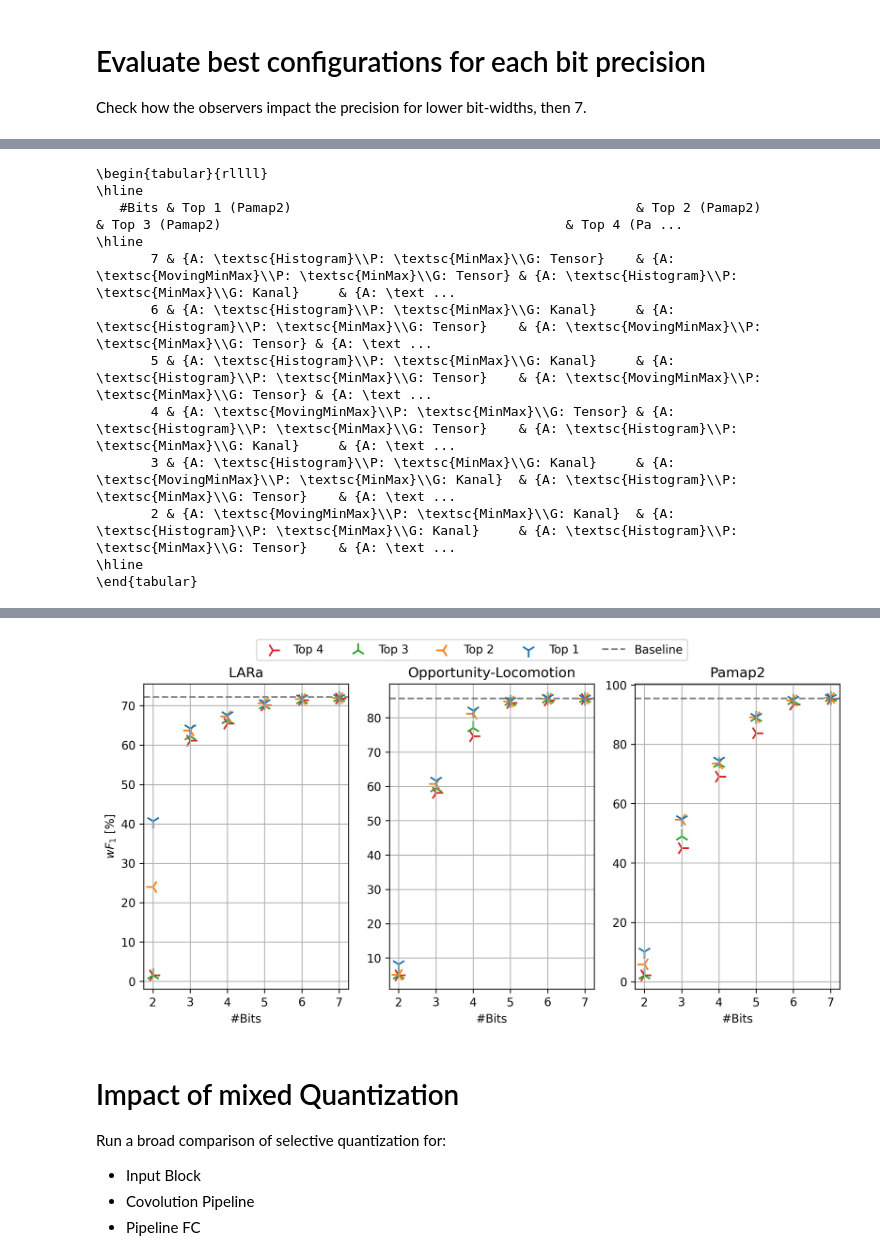
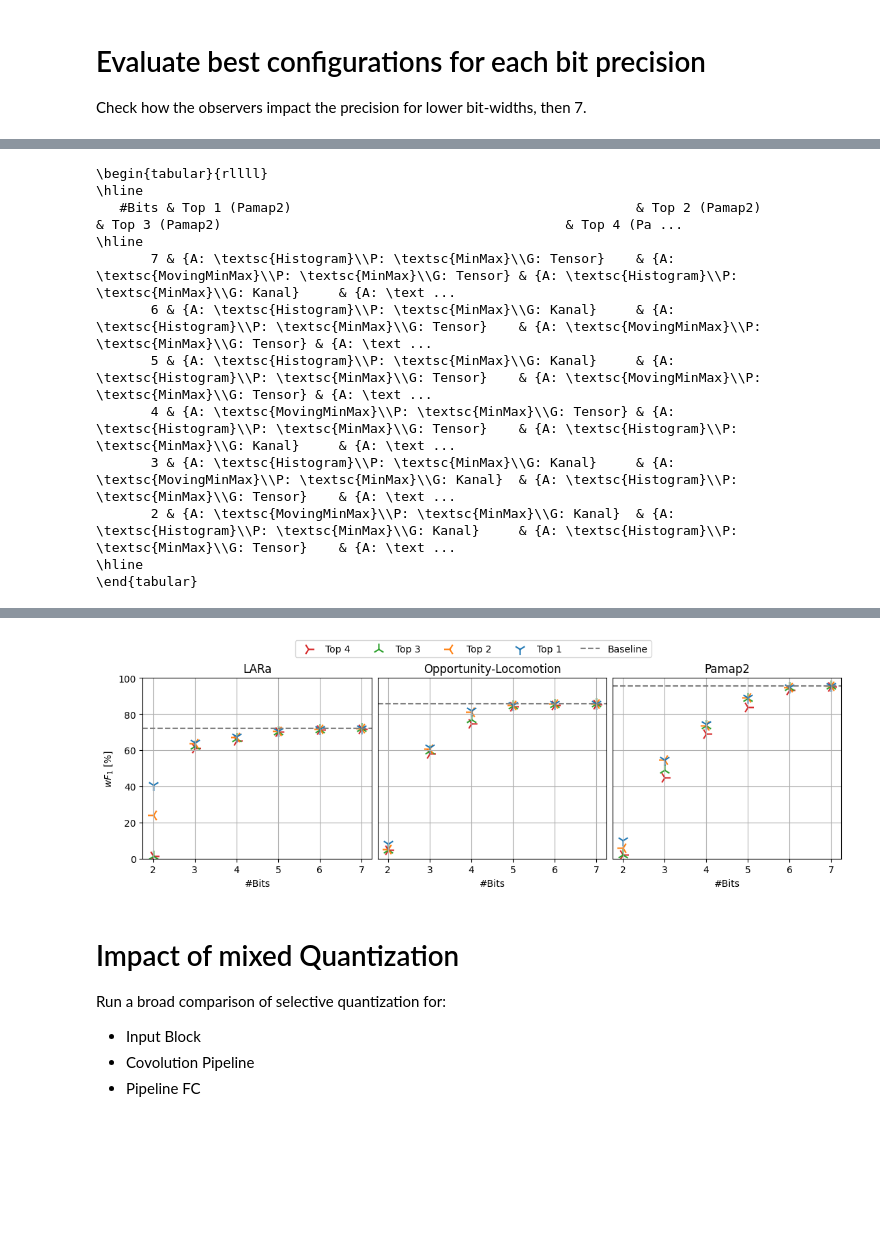
Before and after one commit to jroeger23/bachelor_thesis_code, a Jupyter notebook: eval_notebooks/ptq_cnn-imu_eval.ipynb, the cells around one changed output, grey strips where cells are left out. Saved outputs shown, nothing was run; the diff lists cells and outputs as text; code cells hidden in the pictures; blank space fills up the shorter version.

Commit message:
fix experiments eval

```diff
--- a/eval_notebooks/ptq_cnn-imu_eval.ipynb
+++ b/eval_notebooks/ptq_cnn-imu_eval.ipynb
@@ -316,16 +324,21 @@ ptq_rep_ex_by_dataset = {
   for ds, exs in observer_var_by_dataset.items()
 }
 
+friendly_local = {
+  'pamap2' : 'Pamap2',
+  'opportunity' : 'Opportunity',
+  'lara' : 'LARa',
+}
 
 labels = []
 xs_fp32 = []
 xs_int8 = []
 for dataset in base_experiment_by_dataset:
-  labels.append(f'$\\mathbb{{R}}_{{32}}$ {dataset}')
+  labels.append(f'$\\mathbb{{R}}_{{32}}$ {friendly_local[dataset]}')
   xs_fp32.append(base_experiment_by_dataset[dataset].metrics['test/batch_time']*1000)
   xs_int8.append([])
 for dataset in ptq_rep_ex_by_dataset:
-  labels.append(f'$\\mathbb{{Z}}_{{7}}$ {dataset}')
+  labels.append(f'$\\mathbb{{Z}}_{{7}}$ {friendly_local[dataset]}')
   xs_int8.append(ptq_rep_ex_by_dataset[dataset].metrics['test/batch_time']*1000)
   xs_fp32.append([])
 
@@ -338,15 +351,16 @@ fig, ax = plt.subplots()
 tx = ax.twinx()
 ax.boxplot(x=xs_fp32, labels=labels, showfliers=False, medianprops={'color': cmap(0)})
 tx.boxplot(x=xs_int8, labels=[""]*6, showfliers=False, medianprops={'color': cmap(1)})
-ax.set_ylabel('$\\mathbb{R}_{32}$ batch time [ms]', color=cmap(0))
-tx.set_ylabel('$\\mathbb{Z}_{7}$ batch time [ms]', color=cmap(1))
+ax.set_ylabel('$\\mathbb{R}_{32}$ Batch-Time [ms]', color=cmap(0))
+tx.set_ylabel('$\\mathbb{Z}_{7}$ Batch-Time [ms]', color=cmap(1))
 ax.grid()
 title = f'Quantization Performance Gain for Inference with Batches of size 128'
 for dataset, (before, after) in before_after_median_by_dataset.items():
   delta = after - before
   decrease = 100 * (1- (after/before))
-  title += f'\n{dataset} speedup = {decrease:.02f}% ($\\Delta$={1000*delta:.02f}ms)'
-ax.set_title(title)
+  title += f'\n{friendly_local[dataset]} speedup = {decrease:.02f}% ($\\Delta$={1000*delta:.02f}ms)'
+#ax.set_title(title)
 fig.autofmt_xdate()
+fig.savefig(figurePath('batch_times.pdf'), bbox_inches='tight')
 fig.show()
 # %% [output]
@@ -404,9 +419,9 @@ markers = [
   '1', '3', '2', '4',
 ]
 
-fig, axs = plt.subplots(1, len(ex_by_bits_by_dataset))
-fig.set_dpi(300)
+fig, axs = plt.subplots(1, len(ex_by_bits_by_dataset), constrained_layout=True)
 fig.set_figwidth(fig.get_figwidth() * 1.7)
+fig.set_figheight(fig.get_figheight() * 0.7)
 handles, labels = [], []
 for ix, dataset in enumerate(ex_by_bits_by_top_ix_by_dataset):
   xs = []
@@ -418,14 +433,18 @@ for ix, dataset in enumerate(ex_by_bits_by_top_ix_by_dataset):
   baseline = base_experiment_by_dataset[dataset].metrics['test/wf1'].max() * 100
   axs[ix].set_xticks(xs)
   axs[ix].axhline(y=baseline, linestyle='dashed', label='Baseline', color='grey')
+  axs[ix].set_ylim(0,100)
   if ix == 0:
     axs[ix].set_ylabel('$wF_1$ [%]')
+  else:
+    axs[ix].tick_params(axis='y', which='both', left=False, right=False, labelleft=False, labelright=False)
   axs[ix].set_xlabel('#Bits')
   axs[ix].set_title(friendly[dataset])
   axs[ix].grid()
   handles, labels = axs[ix].get_legend_handles_labels()
 
-fig.legend(handles, labels, loc='upper center', ncol=top_k+1)
+fig.legend(handles, labels, loc='upper center', ncol=top_k+1, bbox_to_anchor=(0,0,1,1.11))
+fig.savefig(figurePath('bit_performance.pdf'), bbox_inches='tight')
 fig.show()
 
 def cell(e) -> str:
@@ -449,6 +468,20 @@ def cell(e) -> str:
   weightrange = e.to_dict()['config']['weight_range']
   return f'{{A: {friendly_observer[activation]}\\\\P: {friendly_observer[weight]}\\\\G: {friendly_gran[weight]}}}'
 
+for dataset, ex_by_bits_by_top_ix in ex_by_bits_by_top_ix_by_dataset.items():
+  print(dataset)
+  baseline = base_experiment_by_dataset[dataset].metrics['test/wf1'].max()
+  ex_by_top_ix_by_bits = defaultdict(dict)
+  for top_ix, ex_by_bits in ex_by_bits_by_top_ix.items():
+    for b, ex in ex_by_bits.items():
+      ex_by_top_ix_by_bits[b][top_ix] = ex
+
+  for b, ex_by_top_ix in ex_by_top_ix_by_bits.items():
+    for top_ix, ex in ex_by_top_ix.items():
+      print(f'  {b}: {100 - ex.metrics["test/wf1"].max() * 100 / baseline:0.2f}', end='')
+    print()
+
+
 
 for dataset, ex_by_bits_by_top_ix in ex_by_bits_by_top_ix_by_dataset.items():
   table_header = ['#Bits'] + [f'Top {ix} ({friendly[dataset]})' for ix in ex_by_bits_by_top_ix]
@@ -470,34 +507,34 @@ Number of bit variance experiments = 144
        2 & {A: \textsc{MovingMinMax}\\P: \textsc{MinMax}\\G: Kanal}  & {A: \textsc{Histogram}\\P: \textsc{MinMax}\\G: Kanal}     & {A: \textsc{Histogram}\\P: \textsc{MinMax}\\G: Tensor}    & {A: \text ...
 \hline
 \end{tabular}
 [interactive output not drawn]
 \begin{tabular}{rllll}
 \hline
    #Bits & Top 1 (Opportunity-Locomotion)                            & Top 2 (Opportunity-Locomotion)                            & Top 3 (Opportunity-Locomotion)                         & Top 4 (Oppor ...
 \hline
        7 & {A: \textsc{MovingMinMax}\\P: \textsc{MinMax}\\G: Kanal}  & {A: \textsc{Histogram}\\P: \textsc{MinMax}\\G: Tensor}    & {A: \textsc{Histogram}\\P: \textsc{MinMax}\\G: Kanal}  & {A: \textsc{ ...
        6 & {A: \textsc{MovingMinMax}\\P: \textsc{MinMax}\\G: Tensor} & {A: \textsc{MovingMinMax}\\P: \textsc{MinMax}\\G: Kanal}  & {A: \textsc{Histogram}\\P: \textsc{MinMax}\\G: Tensor} & {A: \textsc{ ...
        5 & {A: \textsc{MovingMinMax}\\P: \textsc{MinMax}\\G: Tensor} & {A: \textsc{MovingMinMax}\\P: \textsc{MinMax}\\G: Kanal}  & {A: \textsc{Histogram}\\P: \textsc{MinMax}\\G: Kanal}  & {A: \textsc{ ...
        4 & {A: \textsc{MovingMinMax}\\P: \textsc{MinMax}\\G: Kanal}  & {A: \textsc{MovingMinMax}\\P: \textsc{MinMax}\\G: Tensor} & {A: \textsc{Histogram}\\P: \textsc{MinMax}\\G: Kanal}  & {A: \textsc{ ...
        3 & {A: \textsc{MovingMinMax}\\P: \textsc{MinMax}\\G: Tensor} & {A: \textsc{MovingMinMax}\\P: \textsc{MinMax}\\G: Kanal}  & {A: \textsc{Histogram}\\P: \textsc{MinMax}\\G: Tensor} & {A: \textsc{ ...
        2 & {A: \textsc{MovingMinMax}\\P: \textsc{MinMax}\\G: Kanal}  & {A: \textsc{Histogram}\\P: \textsc{MinMax}\\G: Kanal}     & {A: \textsc{Histogram}\\P: \textsc{MinMax}\\G: Tensor} & {A: \textsc{ ...
 \hline
 \end{tabular}
 [interactive output not drawn]
 \begin{tabular}{rllll}
 \hline
    #Bits & Top 1 (Pamap2)                                            & Top 2 (Pamap2)                                            & Top 3 (Pamap2)                                            & Top 4 (Pa ...
 \hline
        7 & {A: \textsc{Histogram}\\P: \textsc{MinMax}\\G: Tensor}    & {A: \textsc{MovingMinMax}\\P: \textsc{MinMax}\\G: Tensor} & {A: \textsc{Histogram}\\P: \textsc{MinMax}\\G: Kanal}     & {A: \text ...
        6 & {A: \textsc{Histogram}\\P: \textsc{MinMax}\\G: Kanal}     & {A: \textsc{Histogram}\\P: \textsc{MinMax}\\G: Tensor}    & {A: \textsc{MovingMinMax}\\P: \textsc{MinMax}\\G: Tensor} & {A: \text ...
        5 & {A: \textsc{Histogram}\\P: \textsc{MinMax}\\G: Kanal}     & {A: \textsc{Histogram}\\P: \textsc{MinMax}\\G: Tensor}    & {A: \textsc{MovingMinMax}\\P: \textsc{MinMax}\\G: Tensor} & {A: \text ...
        4 & {A: \textsc{MovingMinMax}\\P: \textsc{MinMax}\\G: Tensor} & {A: \textsc{Histogram}\\P: \textsc{MinMax}\\G: Tensor}    & {A: \textsc{Histogram}\\P: \textsc{MinMax}\\G: Kanal}     & {A: \text ...
        3 & {A: \textsc{Histogram}\\P: \textsc{MinMax}\\G: Kanal}     & {A: \textsc{MovingMinMax}\\P: \textsc{MinMax}\\G: Kanal}  & {A: \textsc{Histogram}\\P: \textsc{MinMax}\\G: Tensor}    & {A: \text ...
        2 & {A: \textsc{MovingMinMax}\\P: \textsc{MinMax}\\G: Kanal}  & {A: \textsc{Histogram}\\P: \textsc{MinMax}\\G: Kanal}     & {A: \textsc{Histogram}\\P: \textsc{MinMax}\\G: Tensor}    & {A: \text ...
 \hline
 \end{tabular}
 [interactive output not drawn]
-[figure, old version]
+[figure, new version]
 # %% [markdown]
 # Impact of mixed Quantization
 Run a broad comparison of selective quantization for:
```
Also changed, not shown: parts of 10 cells of this notebook, 2 other files.
